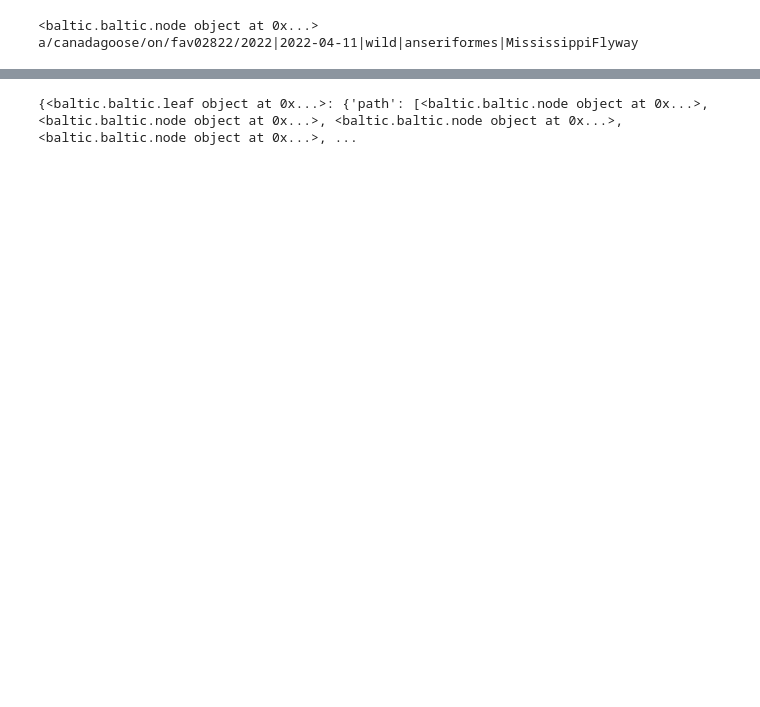
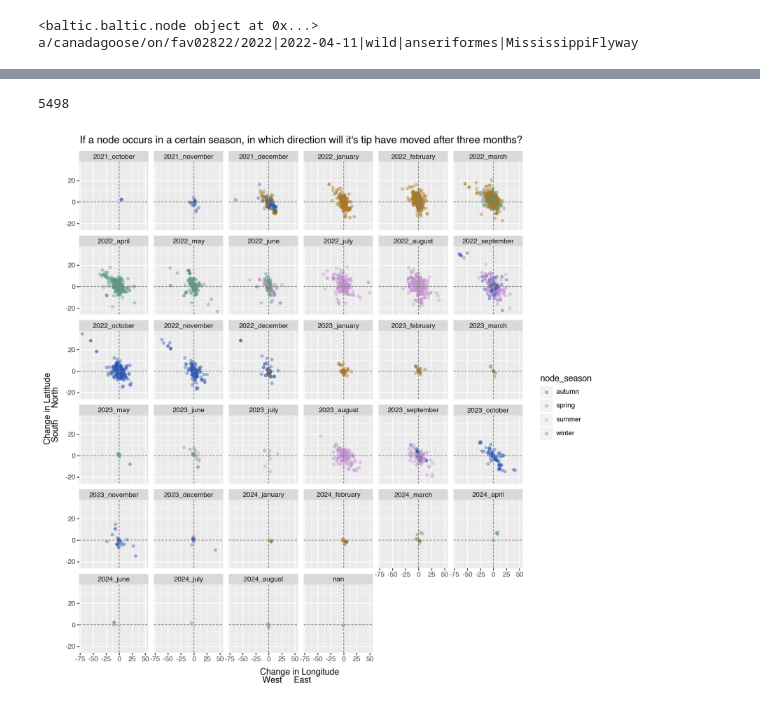
Before and after one commit to moncla-lab/H5-avian-ecology, a Jupyter notebook: cont_phyl_mcc_children.ipynb, the cells around one changed output, grey strips where cells are left out. Saved outputs shown, nothing was run; the diff lists cells and outputs as text; code cells hidden in the pictures; blank space fills up the shorter version.

```diff
--- a/cont_phyl_mcc_children.ipynb
+++ b/cont_phyl_mcc_children.ipynb
@@ -117,8 +133,8 @@ def calc_dist(node, leaf_lat, leaf_long):
 # %%
 def calc_direction(node, leaf_lat, leaf_long):
     # For each node, pull the lat/long
-    node_lat = node.traits["location1_median"]
-    node_long = node.traits["location2_median"]
+    node_lat = node.traits["location1"]
+    node_long = node.traits["location2"]
 
     # Calculate change in latitude (and set to direction)
     changeLat = float(leaf_lat - node_lat)
@@ -146 +323,12 @@ def calc_direction(node, leaf_lat, leaf_long):
+# %%
+def calc_timing(node):
+
+    node_time = node.absoluteTime
+
+    # node_year = node_time.as_type(str).str.split(".", expand = True)[0]
+
+    # node_timing = get_seasonyear(node_time)
+    node_timing = get_monthyear(node_time)
+
+    return(node_timing)
 # %%
@@ -177,4 +398,52 @@ for key in parents:
 # %%
-print(parents)
+parents = make_metadata(parents)
-# %% [output]
-{<baltic.baltic.leaf object at 0x...>: {'path': [<baltic.baltic.node object at 0x...>, <baltic.baltic.node object at 0x...>, <baltic.baltic.node object at 0x...>, <baltic.baltic.node object at 0x...>, ...
+# %%
+print(len(parents))
+# %% [output]
+5498
+# %%
+# Plot
+
+parents_df = pd.DataFrame.from_dict(parents, orient = "index")
+season_year_order = ["2021_autumn", "2021-22_winter", "2022_spring", "2022_summer",
+                    "2022_autumn", "2022-23_winter", "2023_spring", "2023_summer",
+                    "2023_autumn", "2023-24_winter", "2024_spring", "2024_summer",
+                    "2024_autumn"
+                    ]
+month_year_order = ["2021_september", "2021_october","2021_november","2021_december",
+                    "2022_january", "2022_february", "2022_march", "2022_april", "2022_may", "2022_june",
+                    "2022_july", "2022_august", "2022_september", "2022_october", "2022_november", "2022_december",
+                    "2023_january", "2023_february", "2023_march", "2023_april", "2023_may", "2023_june",
+                    "2023_july", "2023_august", "2023_september", "2023_october", "2023_november", "2023_december",
+                    "2024_january", "2024_february", "2024_march", "2024_april", "2024_may", "2024_june",
+                    "2024_july", "2024_august", "2024_september", "2024_october", "2024_november", "2024_december"
+                   ]
+
+
+# parents_df["node_timing"] = pd.Categorical(parents_df["node_timing"], categories=season_year_order, ordered=True)
+parents_df["node_timing"] = pd.Categorical(parents_df["node_timing"], categories=month_year_order, ordered=True)
+
+
+season_colors = {"winter":"#AA7722",
+               "spring":"#5E9B82",
+               "summer":"#C593D1",
+               "autumn":"#2B57B3"
+              }
+
+trajectory = (
+    ggplot(parents_df, aes(x = "changeLongitude", y = "changeLatitude", color = "node_season"))
+    + geom_point(alpha = 0.35)
+    + facet_wrap("node_timing")
+    # + xlim(-15, 15)
+    # + ylim(-15, 15)
+    + scale_color_manual(season_colors)
+    + geom_vline(xintercept = 0, linetype = "dashed", color = "grey")
+    + geom_hline(yintercept = 0, linetype = "dashed", color = "grey")
+    + labs(x = "Change in Longitude \n West \t\t\t East", y = "Change in Latitude \n South \t\t\t North",
+           title = "If a node occurs in a certain season, in which direction will it's tip have moved after three months?")
+    + theme(figure_size = (10, 10))
+)
+
+trajectory.show()
+# %% [output]
+[figure, added]
```
Also changed, not shown: parts of 13 cells of this notebook, 21 other files.
